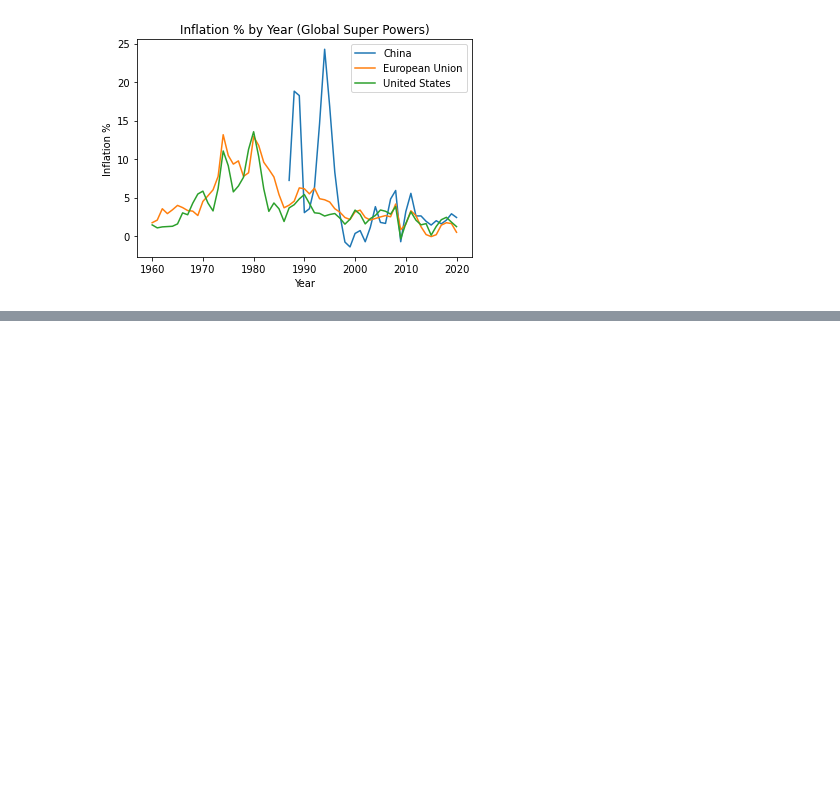
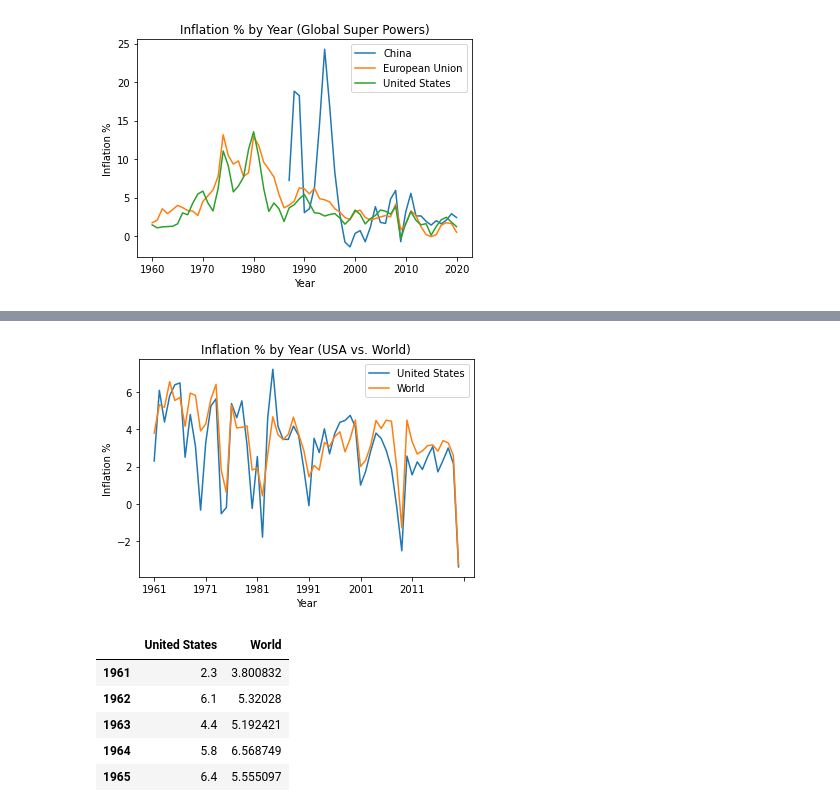
Before and after one commit to ahadh762/Pandas-Group-Exercise, a Jupyter notebook: Economy & Health.ipynb, the cells around one changed output, grey strips where cells are left out. Saved outputs shown, nothing was run; the diff lists cells and outputs as text; code cells hidden in the pictures; blank space fills up the shorter version.

```diff
--- a/Economy & Health.ipynb
+++ b/Economy & Health.ipynb
@@ -65,0 +67,21 @@ plt.show()
+# %%
+df = template.copy()
+df = df[(df['Data Source'] == 'United States') | (df['Data Source'] == 'World')]
+df = df.T
+
+df.drop(['Data Source','World Development Indicators','Column1','_1'], axis=0, inplace=True)
+df.rename(columns={255:"United States",263:"World"},inplace=True)
+
+ax = df.plot(title = 'Inflation % by Year (USA vs. World)',kind='line')
+ax.set_xlabel('Year')
+ax.set_ylabel('Inflation %')
+plt.show()
+df.head()
+# %% [output]
+[figure, added]
+|  | United States | World |
+| 1961 | 2.3 | 3.800832 |
+| 1962 | 6.1 | 5.32028 |
+| 1963 | 4.4 | 5.192421 |
+| 1964 | 5.8 | 6.568749 |
+| 1965 | 6.4 | 5.555097 |
```
Also changed, not shown: parts of 1 cell of this notebook, 2 other files.
